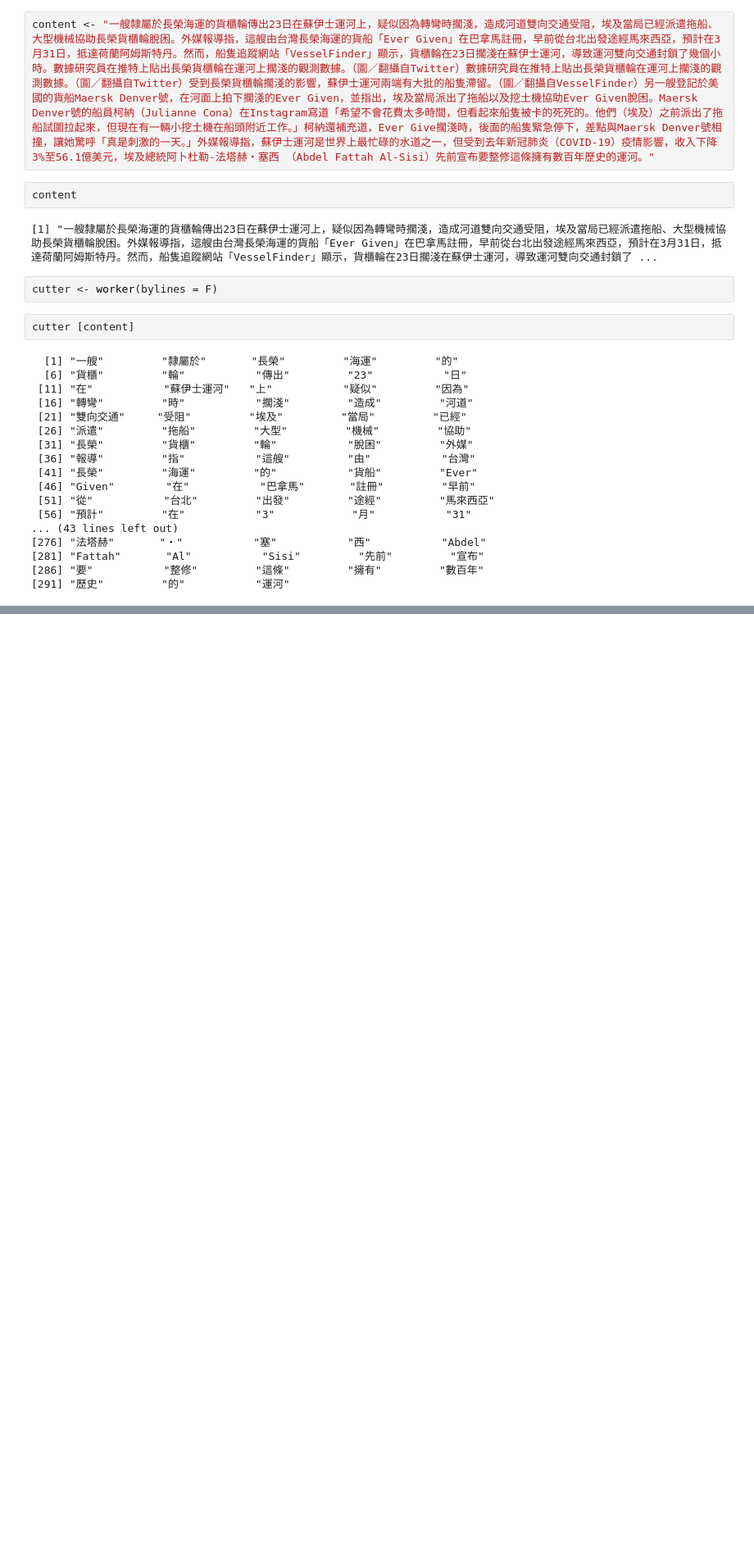
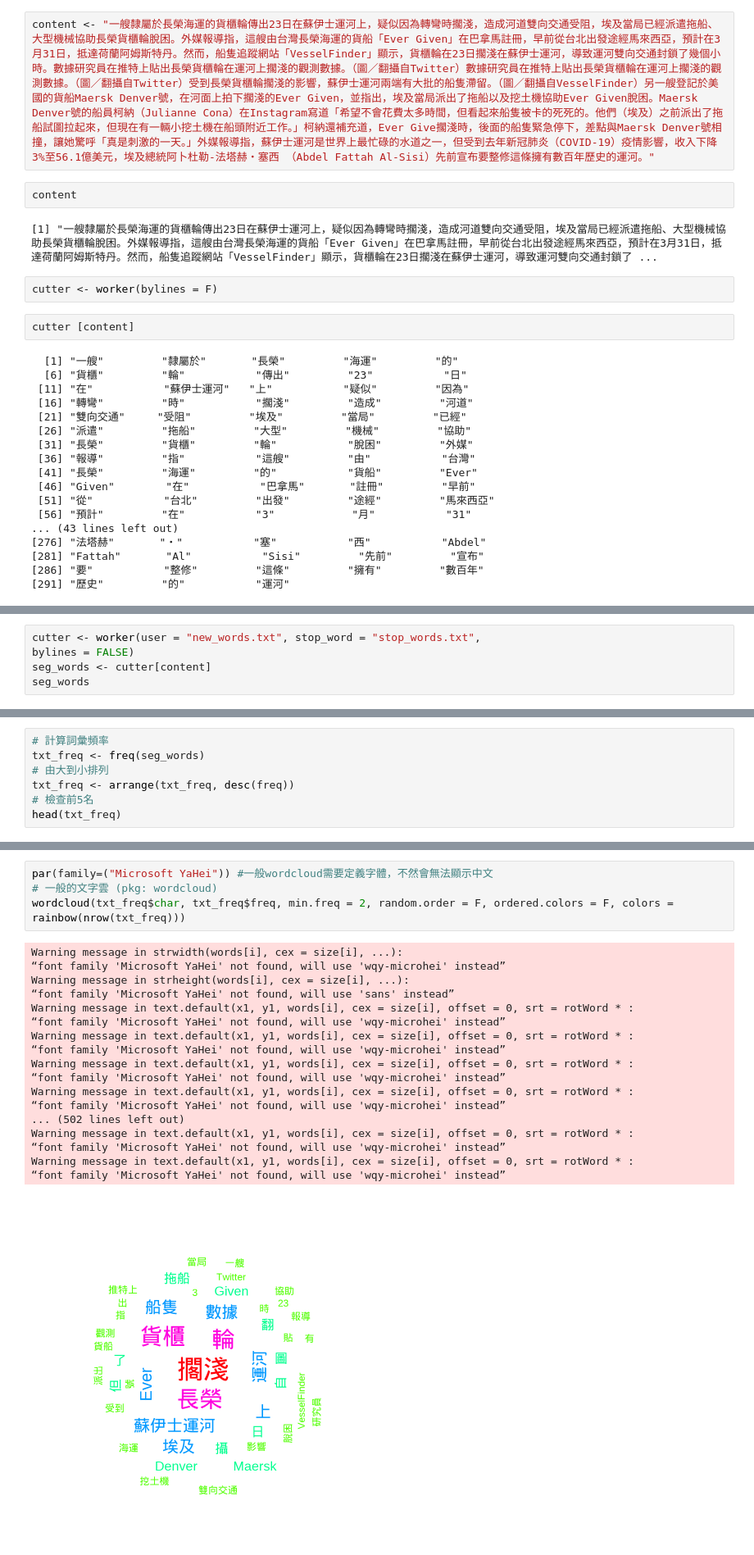
Before and after one commit to theone67833/bigdata1, a Jupyter notebook: 0330_2作業_ipynb」的副本.ipynb, the cells around one changed output, grey strips where cells are left out. Shown: that part at 82% size. Cells and saved outputs as stored; diff of their text form; blank space fills up the shorter version.

```diff
--- a/0330_2作業_ipynb」的副本.ipynb
+++ b/0330_2作業_ipynb」的副本.ipynb
@@ -81,0 +90,5 @@ cutter [content]
+# %%
+cutter <- worker(user = "new_words.txt", stop_word = "stop_words.txt",
+bylines = FALSE)
+seg_words <- cutter[content]
+seg_words
@@ -81,0 +113,7 @@ cutter [content]
+# %%
+# 計算詞彙頻率
+txt_freq <- freq(seg_words)
+# 由大到小排列
+txt_freq <- arrange(txt_freq, desc(freq))
+# 檢查前5名
+head(txt_freq)
@@ -81,0 +130,23 @@ cutter [content]
+# %%
+par(family=("Microsoft YaHei")) #一般wordcloud需要定義字體，不然會無法顯示中文
+# 一般的文字雲 (pkg: wordcloud)
+wordcloud(txt_freq$char, txt_freq$freq, min.freq = 2, random.order = F, ordered.colors = F, colors = rainbow(nrow(txt_freq)))
+# %% [output]
+Warning message in strwidth(words[i], cex = size[i], ...):
+“font family 'Microsoft YaHei' not found, will use 'wqy-microhei' instead”
+Warning message in strheight(words[i], cex = size[i], ...):
+“font family 'Microsoft YaHei' not found, will use 'sans' instead”
+Warning message in text.default(x1, y1, words[i], cex = size[i], offset = 0, srt = rotWord * :
+“font family 'Microsoft YaHei' not found, will use 'wqy-microhei' instead”
+Warning message in text.default(x1, y1, words[i], cex = size[i], offset = 0, srt = rotWord * :
+“font family 'Microsoft YaHei' not found, will use 'wqy-microhei' instead”
+Warning message in text.default(x1, y1, words[i], cex = size[i], offset = 0, srt = rotWord * :
+“font family 'Microsoft YaHei' not found, will use 'wqy-microhei' instead”
+Warning message in text.default(x1, y1, words[i], cex = size[i], offset = 0, srt = rotWord * :
+“font family 'Microsoft YaHei' not found, will use 'wqy-microhei' instead”
+... (502 lines left out)
+Warning message in text.default(x1, y1, words[i], cex = size[i], offset = 0, srt = rotWord * :
+“font family 'Microsoft YaHei' not found, will use 'wqy-microhei' instead”
+Warning message in text.default(x1, y1, words[i], cex = size[i], offset = 0, srt = rotWord * :
+“font family 'Microsoft YaHei' not found, will use 'wqy-microhei' instead”
+[figure, added]
```
Also changed, not shown: parts of 8 cells of this notebook.
